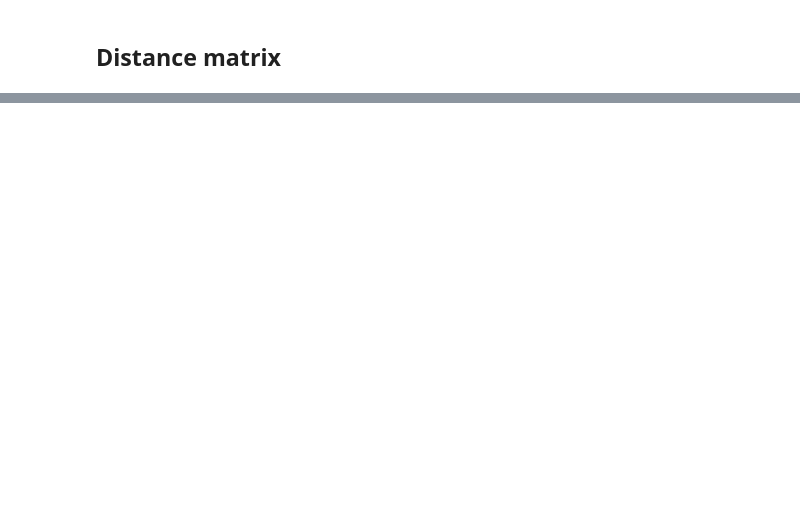
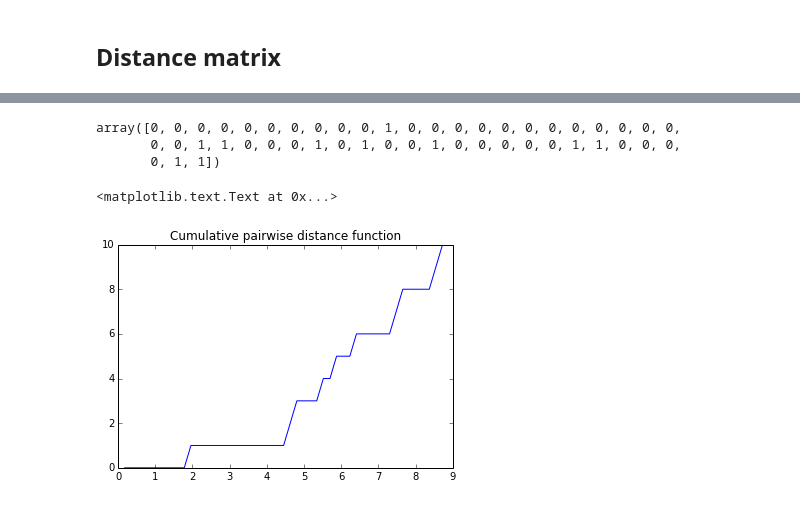
Before and after one commit to sakrison/Distance_ASU, a Jupyter notebook: distance_hints.ipynb, the cells around one changed output, grey strips where cells are left out. Cells and saved outputs as stored; diff of their text form; code cells hidden in the pictures; blank space fills up the shorter version.

```diff
--- a/distance_hints.ipynb
+++ b/distance_hints.ipynb
@@ -52,0 +146,8 @@ array([3, 2, 1, 4, 3])
+# %%
+# now get rid of the 0 values
+D1 = D1[D1>0]
+# %%
+DMAX = D1.max()
+DMIN = D1.min()
+# %%
+d = np.linspace(0,DMAX)
@@ -52,0 +167,2 @@ array([3, 2, 1, 4, 3])
+# %%
+counts, bins = np.histogram(D1, d)
@@ -52,0 +194,14 @@ array([3, 2, 1, 4, 3])
+# %%
+counts
+# %% [output]
+array([0, 0, 0, 0, 0, 0, 0, 0, 0, 0, 1, 0, 0, 0, 0, 0, 0, 0, 0, 0, 0, 0, 0,
+       0, 0, 1, 1, 0, 0, 0, 1, 0, 1, 0, 0, 1, 0, 0, 0, 0, 0, 1, 1, 0, 0, 0,
+       0, 1, 1])
+# %%
+plot(bins[1:], counts.cumsum())
+n = max(counts.cumsum())
+ylim(0,n)
+title("Cumulative pairwise distance function")
+# %% [output]
+<matplotlib.text.Text at 0x...>
+[figure, added]
```
Also changed, not shown: parts of 20 cells of this notebook.
